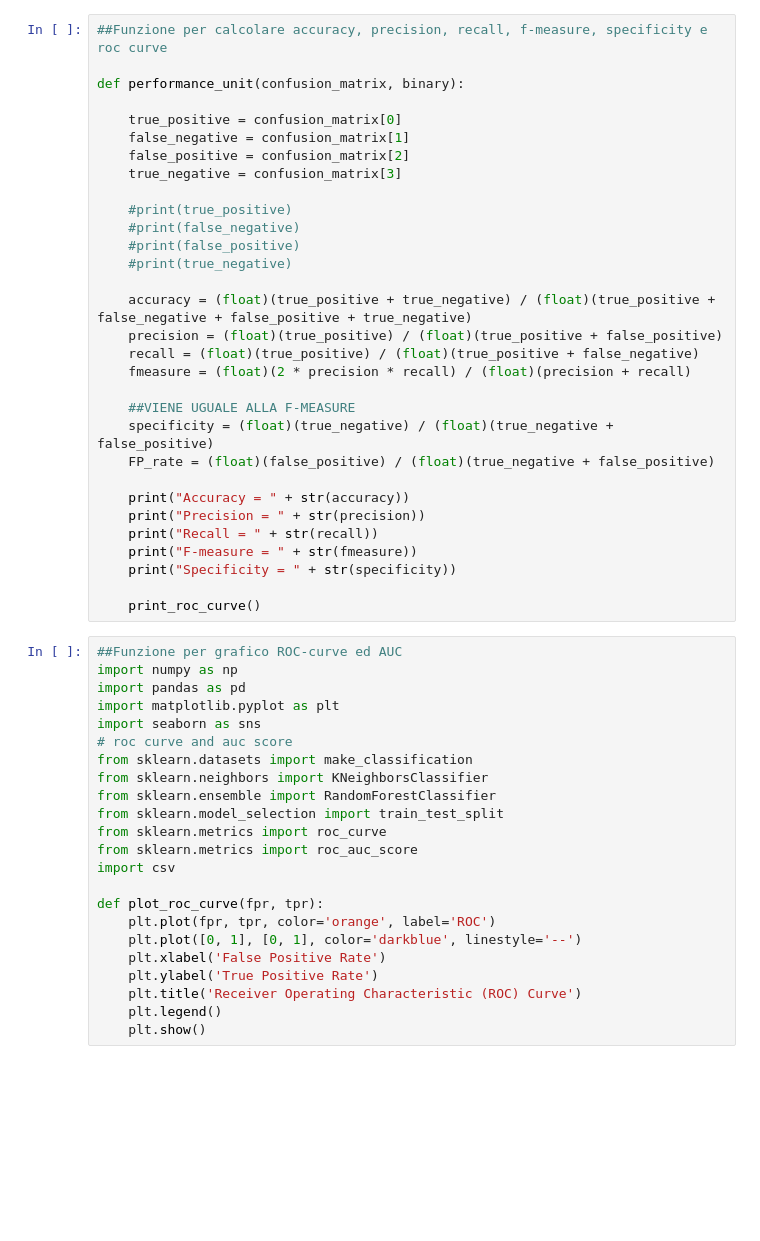
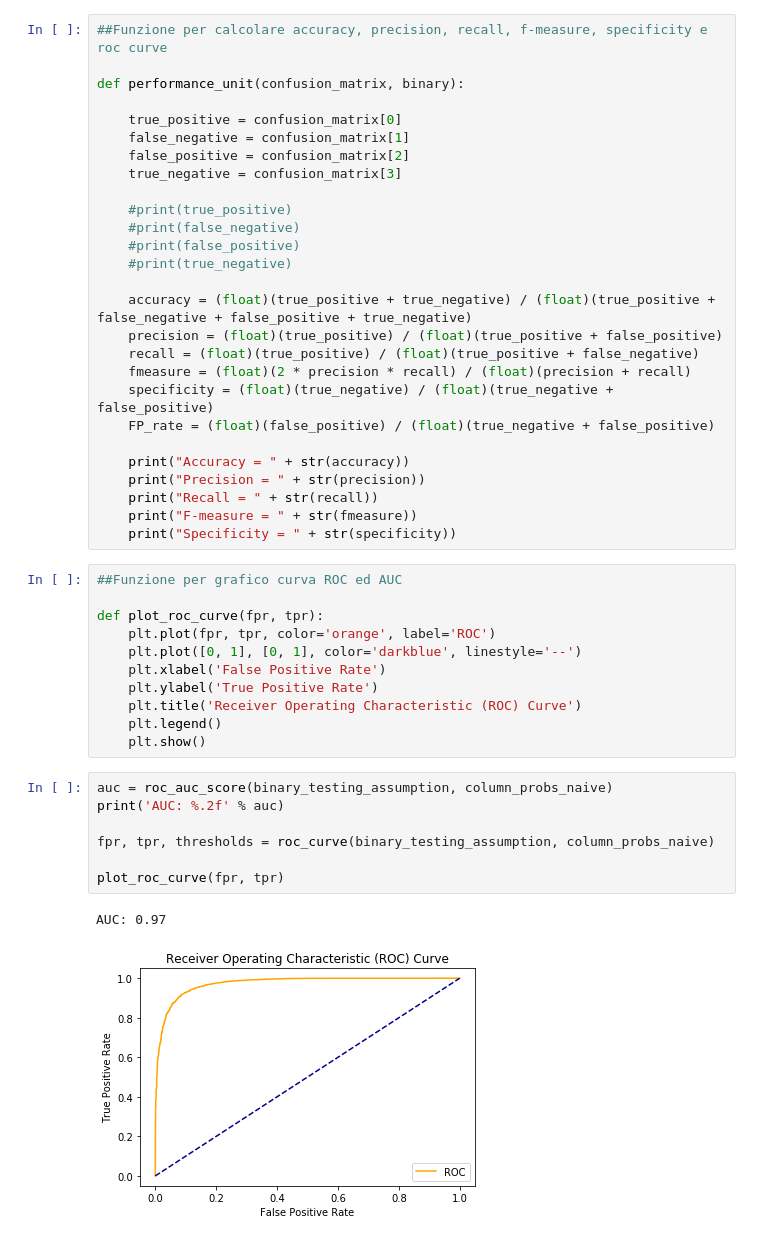
Before and after one commit to ricardoanibalmatamorosaragon/prediction_tripadvisor, a Jupyter notebook: confusion_matrix.ipynb, the cells around one changed output. Drawn from its saved outputs; the diff is of its cells as text; blank space fills up the shorter version.

```diff
--- a/confusion_matrix.ipynb
+++ b/confusion_matrix.ipynb
@@ -123,8 +161,6 @@ def performance_unit(confusion_matrix, binary):
     precision = (float)(true_positive) / (float)(true_positive + false_positive)
     recall = (float)(true_positive) / (float)(true_positive + false_negative)
     fmeasure = (float)(2 * precision * recall) / (float)(precision + recall)
-
-    ##VIENE UGUALE ALLA F-MEASURE
     specificity = (float)(true_negative) / (float)(true_negative + false_positive)
     FP_rate = (float)(false_positive) / (float)(true_negative + false_positive)
 
@@ -133,22 +169,8 @@ def performance_unit(confusion_matrix, binary):
     print("Recall = " + str(recall))
     print("F-measure = " + str(fmeasure))
     print("Specificity = " + str(specificity))
-
-    print_roc_curve()
 # %%
-##Funzione per grafico ROC-curve ed AUC
-import numpy as np
-import pandas as pd
-import matplotlib.pyplot as plt
-import seaborn as sns
-# roc curve and auc score
-from sklearn.datasets import make_classification
-from sklearn.neighbors import KNeighborsClassifier
-from sklearn.ensemble import RandomForestClassifier
-from sklearn.model_selection import train_test_split
-from sklearn.metrics import roc_curve
-from sklearn.metrics import roc_auc_score
-import csv
+##Funzione per grafico curva ROC ed AUC
 
 def plot_roc_curve(fpr, tpr):
     plt.plot(fpr, tpr, color='orange', label='ROC')
@@ -158,3 +180,13 @@ def plot_roc_curve(fpr, tpr):
     plt.title('Receiver Operating Characteristic (ROC) Curve')
     plt.legend()
     plt.show()
+# %%
+auc = roc_auc_score(binary_testing_assumption, column_probs_naive)
+print('AUC: %.2f' % auc)
+
+fpr, tpr, thresholds = roc_curve(binary_testing_assumption, column_probs_naive)
+
+plot_roc_curve(fpr, tpr)
+# %% [output]
+AUC: 0.97
+[figure, added]
```
Also changed, not shown: parts of 27 cells of this notebook.
